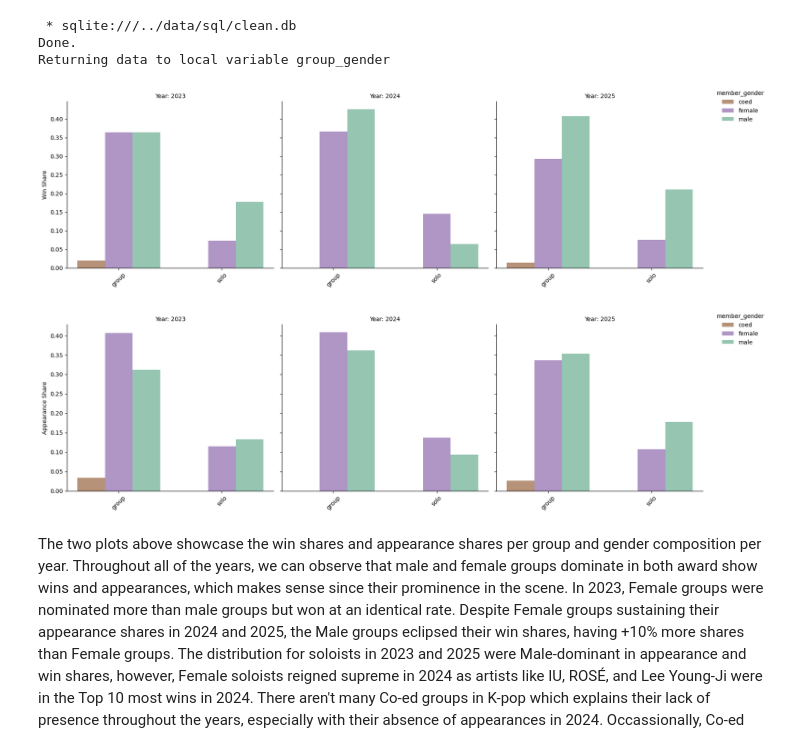
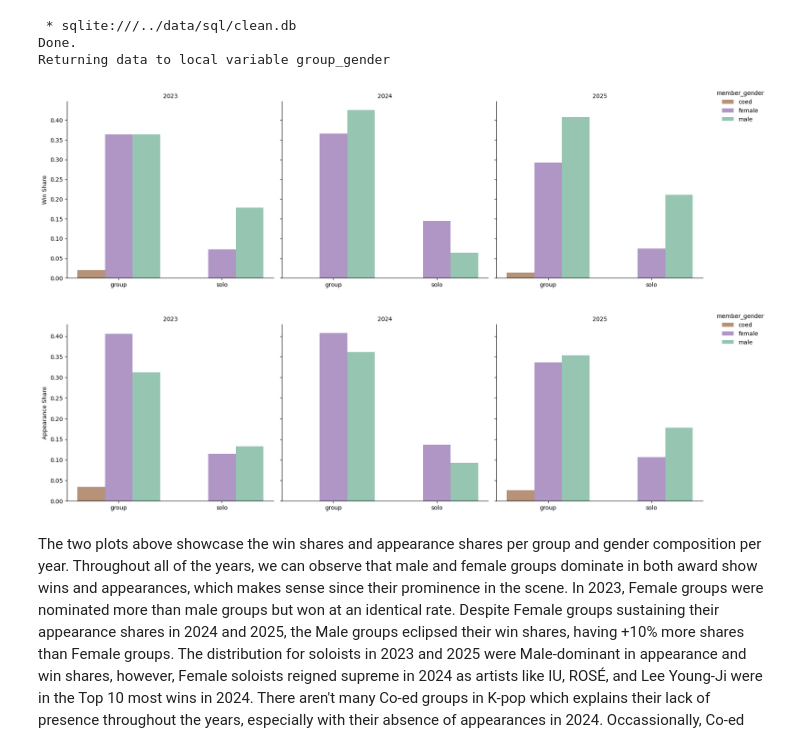
Before and after one commit to ccaban6/love-dive-into-kpop-music-show-winners, a Jupyter notebook: notebooks/02_exploratory_analysis.ipynb, the cells around one changed output. Drawn from its saved outputs; the diff is of its cells as text; code cells hidden in the pictures.

```diff
--- a/notebooks/02_exploratory_analysis.ipynb
+++ b/notebooks/02_exploratory_analysis.ipynb
@@ -314,34 +311,36 @@ ORDER BY year, group_or_solo, member_gender
  * sqlite:///../data/sql/clean.db
 Done.
 Returning data to local variable group_gender
+# %%
+group_gender_df = group_gender.DataFrame()
 # %%
 # Win share plot
 g1 = sns.catplot(
-    data=group_gender.DataFrame(), x='group_or_solo', col='year',
+    data=group_gender_df, x='group_or_solo', col='year',
     y='wins_share', hue='member_gender', kind='bar', palette=sns.color_palette(['#BF906E', '#B08ECD', '#8ECDB4'])
 )
-g1.set_xticklabels(rotation=45)
-g1.set_titles("Year: {col_name}")
+# g1.set_xticklabels(rotation=45)
+g1.set_titles("{col_name}")
 g1.set_axis_labels("", "Win Share")
 g1._legend.set_bbox_to_anchor((1,1))
 g1._legend.set_loc("upper left")
 plt.tight_layout()
 plt.show()
 
 # Appearance share plot
 g2 = sns.catplot(
-    data=group_gender.DataFrame(), x='group_or_solo', col='year',
+    data=group_gender_df, x='group_or_solo', col='year',
     y='appearance_share', hue='member_gender', kind='bar', palette=sns.color_palette(['#BF906E', '#B08ECD', '#8ECDB4'])
 )
-g2.set_xticklabels(rotation=45)
-g2.set_titles("Year: {col_name}")
+# g2.set_xticklabels(rotation=45)
+g2.set_titles("{col_name}")
 g2.set_axis_labels("", "Appearance Share")
 g2._legend.set_bbox_to_anchor((1,1))
 g2._legend.set_loc("upper left")
 plt.tight_layout()
 plt.show()
 # %% [output]
-[figure, old version]
+[figure, new version]
-[figure, old version]
+[figure, new version]
 # %% [markdown]
 The two plots above showcase the win shares and appearance shares per group and gender composition per year. Throughout all of the years, we can observe that male and female groups dominate in both award show wins and appearances, which makes sense since their prominence in the scene. In 2023, Female groups were nominated more than male groups but won at an identical rate. Despite Female groups sustaining their appearance shares in 2024 and 2025, the Male groups eclipsed their win shares, having +10% more shares than Female groups. The distribution for soloists in 2023 and 2025 were Male-dominant in appearance and win shares, however, Female soloists reigned supreme in 2024 as artists like IU, ROSÉ, and Lee Young-Ji were in the Top 10 most wins in 2024. There aren't many Co-ed groups in K-pop which explains their lack of presence throughout the years, especially with their absence of appearances in 2024. Occassionally, Co-ed groups will win at award shows which is difficult given that they typically have smaller fanbases and popularity compared to other group compositions.
```
Also changed, not shown: parts of 6 cells of this notebook, 3 other files.
